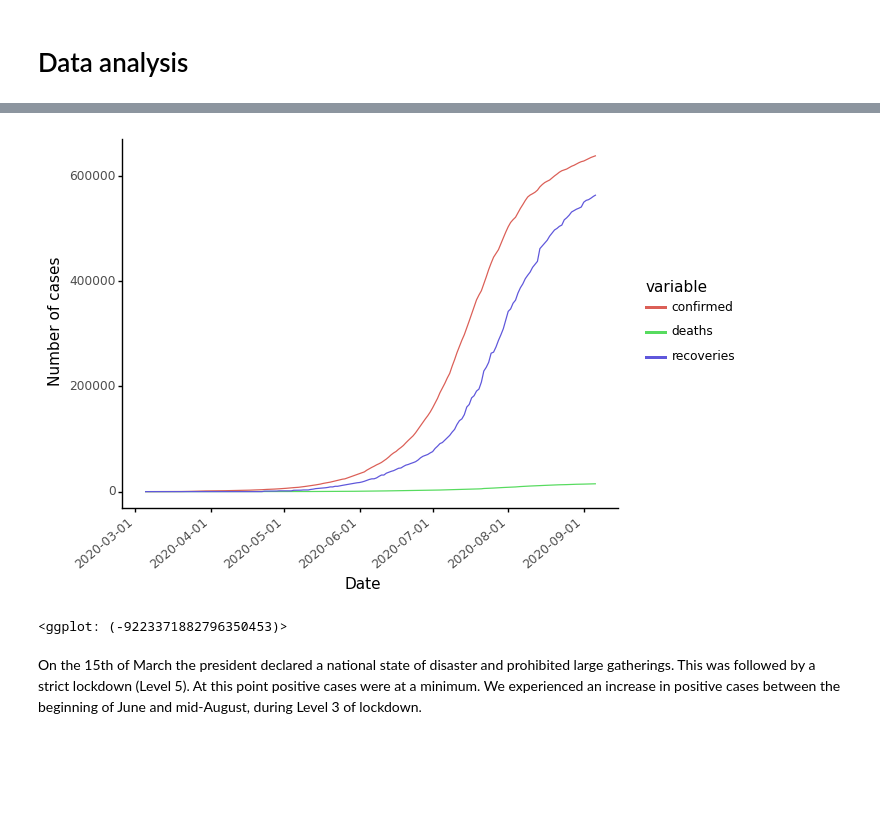
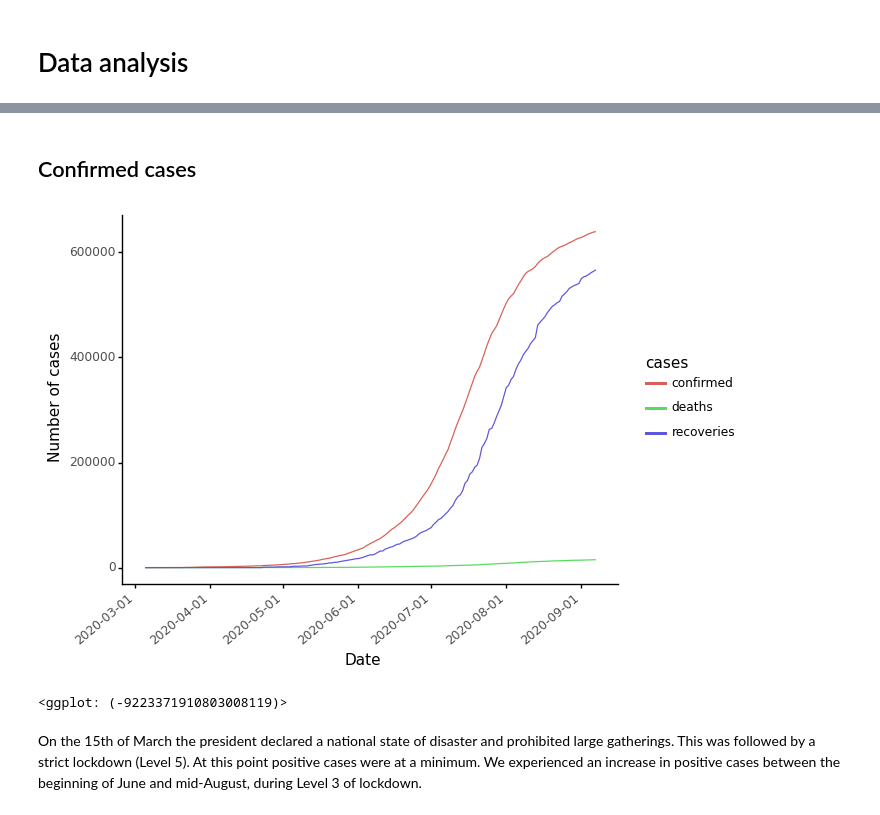
Before and after one commit to ZintleFaltein/Covid-modelling, a Jupyter notebook: Notebooks/Covid19_analysis.ipynb, the cells around one changed output, grey strips where cells are left out. Saved outputs shown, nothing was run; the diff lists cells and outputs as text; code cells hidden in the pictures; blank space fills up the shorter version.

```diff
--- a/Notebooks/Covid19_analysis.ipynb
+++ b/Notebooks/Covid19_analysis.ipynb
@@ -126,11 +121,13 @@ total_cases['month'] = total_cases['month'].replace(9, 'September')
 # %%
 # create a dataframe with confirmed cases
 confirmed_cases = pd.melt(total_cases, id_vars=['date', 'month'], value_vars=[
-                          'confirmed', 'recoveries', 'deaths'])
+                          'confirmed', 'recoveries', 'deaths']).rename(columns={
+                            'variable': 'cases', 'value': 'number'})
 
 # create a dataframe with death and recovery rates
 death_recovery = pd.melt(total_cases, id_vars=['date', 'month'], value_vars=[
-                         'recov_rate', 'death_rate'])
+                         'recov_rate', 'death_rate']).rename(columns={
+                        'variable': 'cases', 'value': 'number'})
 # %%
 confirmed_cases.tail(), death_recovery.tail()
 # %% [output]
@@ -155,13 +191,15 @@ Recoveries were recorded only 47 days after the first positive case was confirme
+# %% [markdown]
+## Confirmed cases
 # %%
-(ggplot(confirmed_cases, aes(x='date', y='value', color='variable'))
+(ggplot(confirmed_cases, aes(x='date', y='number', color='cases'))
     + geom_line()
     + labs(x='Date', y='Number of cases')
     + theme_classic()
     + theme(axis_text_x=element_text(rotation=40, hjust=1))
  )
 # %% [output]
-[figure, old version]
+[figure, new version]
-<ggplot: (-9223371882796350453)>
+<ggplot: (-9223371910803008119)>
 # %% [markdown]
 On the 15th of March the president declared a national state of disaster and prohibited large gatherings. This was followed by a strict lockdown (Level 5). At this point positive cases were at a minimum. We experienced an increase in positive cases between the beginning of June and mid-August, during Level 3 of lockdown.
 # %%
```
Also changed, not shown: parts of 13 cells of this notebook.
